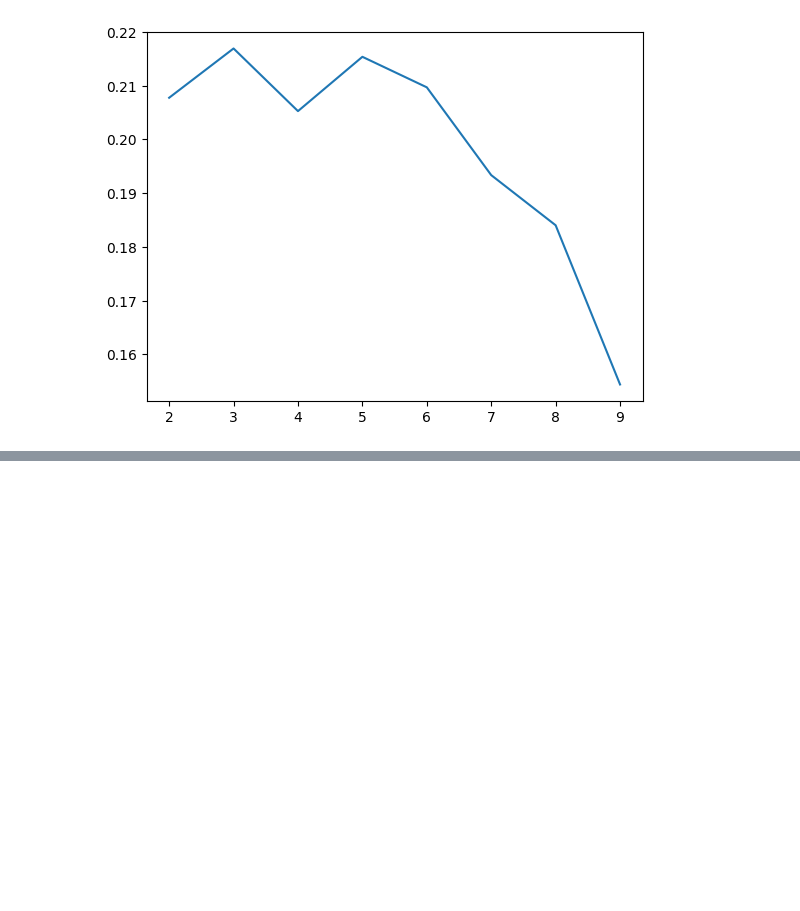
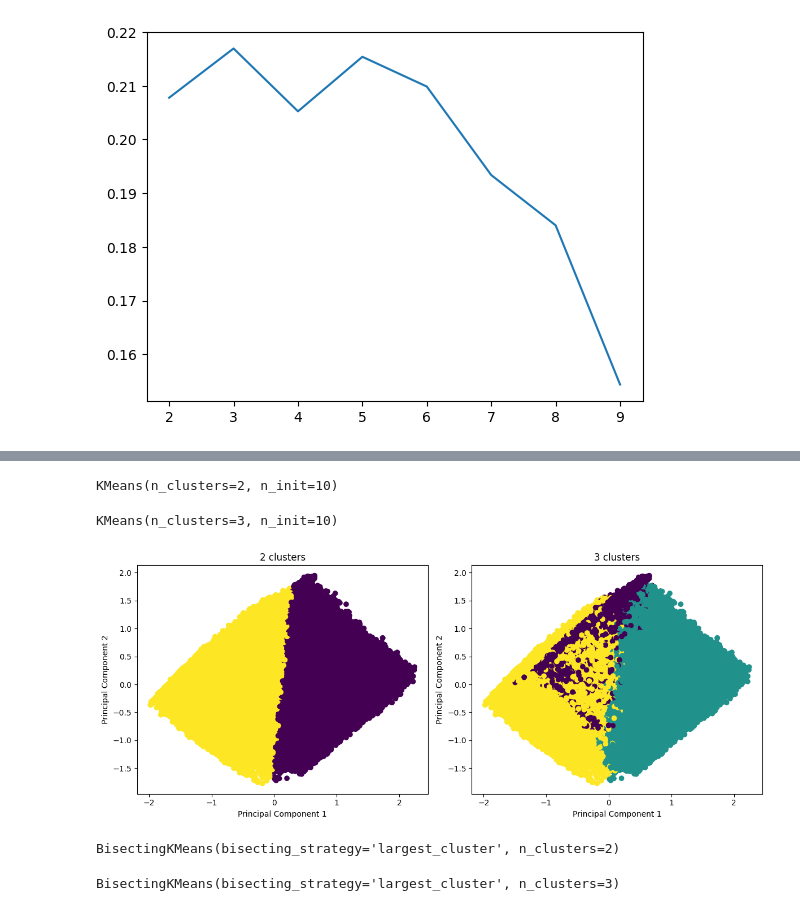
Before and after one commit to MATF-istrazivanje-podataka-1/2023_Data_Mining_Go_winner_Dataset, a Jupyter notebook: models/clustering/KMeans.ipynb, the cells around one changed output, grey strips where cells are left out. Saved outputs shown, nothing was run; the diff lists cells and outputs as text; code cells hidden in the pictures; blank space fills up the shorter version.

Commit message:
added visualization

```diff
--- a/models/clustering/KMeans.ipynb
+++ b/models/clustering/KMeans.ipynb
@@ -106,0 +108,41 @@ plt.plot(ks, silhouettes_bisecting)
+# %%
+pca = PCA(n_components=2)
+
+X_pca = pca.fit_transform(X)
+# %%
+kmeans2 = KMeans(n_clusters=2, n_init=10)
+kmeans2.fit(X)
+# %% [output]
+KMeans(n_clusters=2, n_init=10)
+# %%
+kmeans3 = KMeans(n_clusters=3, n_init=10)
+kmeans3.fit(X)
+# %% [output]
+KMeans(n_clusters=3, n_init=10)
+# %%
+fig, axes = plt.subplots(1, 2, figsize=(12, 5))
+
+axes[0].scatter(X_pca[:, 0], X_pca[:, 1], c=kmeans2.labels_)
+axes[0].set_xlabel('Principal Component 1')
+axes[0].set_ylabel('Principal Component 2')
+axes[0].set_title('2 clusters')
+
+axes[1].scatter(X_pca[:, 0], X_pca[:, 1], c=kmeans3.labels_)
+axes[1].set_xlabel('Principal Component 1')
+axes[1].set_ylabel('Principal Component 2')
+axes[1].set_title('3 clusters')
+
+plt.tight_layout()
+# %% [output]
+[figure, added]
+# %%
+bkmeans2 = BisectingKMeans(n_clusters=2, bisecting_strategy='largest_cluster')
+bkmeans2.fit(X)
+# %% [output]
+BisectingKMeans(bisecting_strategy='largest_cluster', n_clusters=2)
+# %%
+
+bkmeans3 = BisectingKMeans(n_clusters=3, bisecting_strategy='largest_cluster')
+bkmeans3.fit(X)
+# %% [output]
+BisectingKMeans(bisecting_strategy='largest_cluster', n_clusters=3)
```
Also changed, not shown: parts of 7 cells of this notebook.
